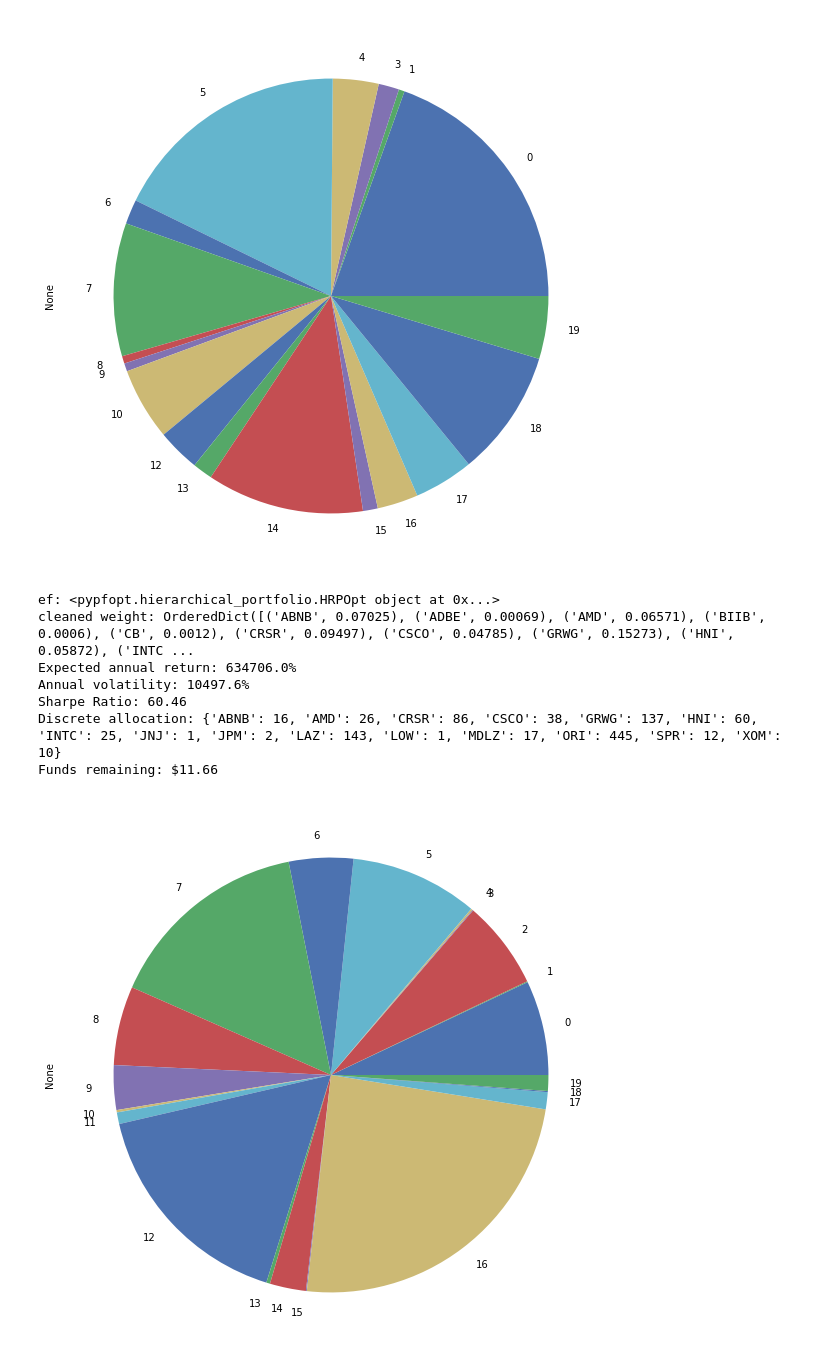
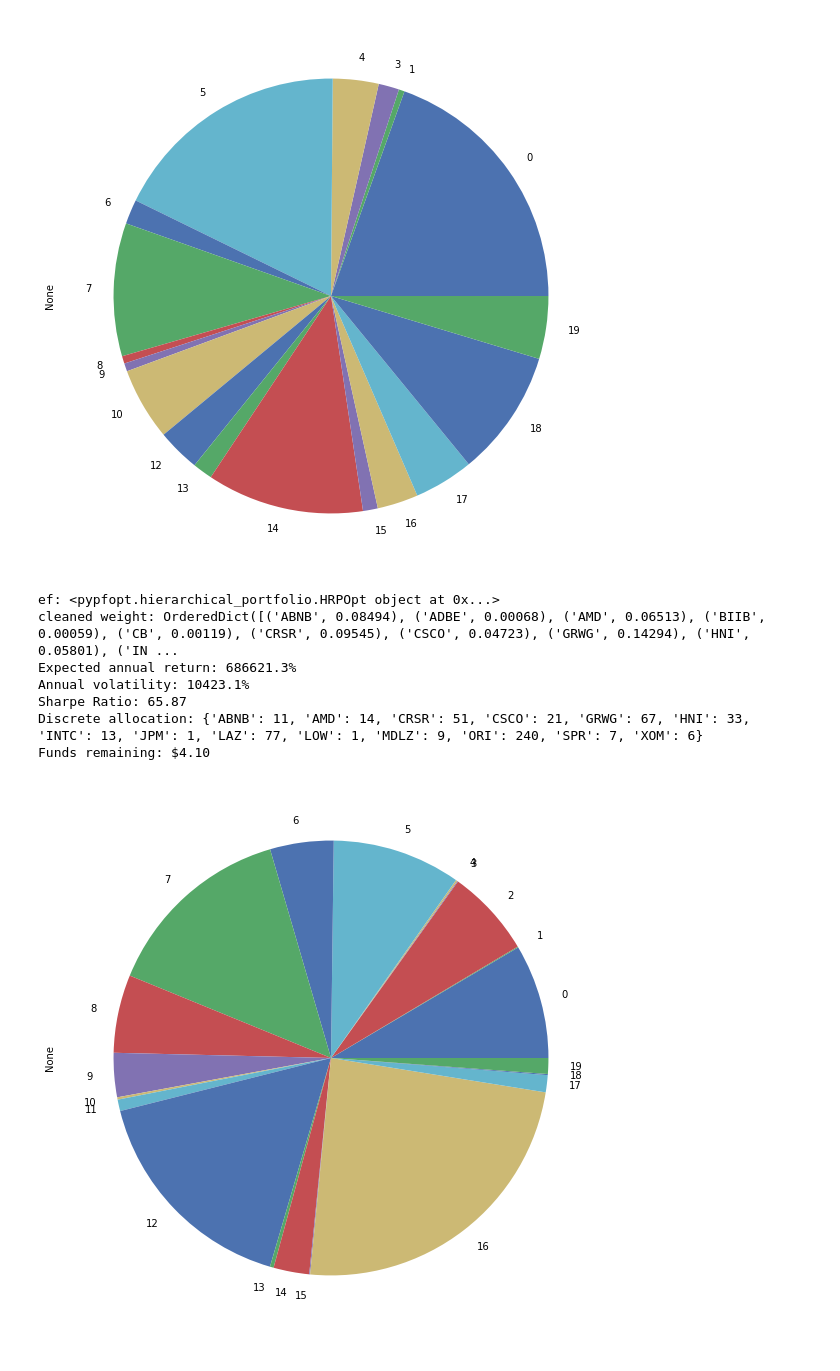
Before and after one commit to Altway/data-acc, a Jupyter notebook: YaourtFinance.ipynb, the cells around one changed output. Drawn from its saved outputs; the diff is of its cells as text; code cells hidden in the pictures.

```diff
--- a/YaourtFinance.ipynb
+++ b/YaourtFinance.ipynb
@@ -165,44 +168,69 @@ mu = df
 #S = risk_models.risk_matrix(prices=df, method='ledoit_wolf')
 #S = risk_models.risk_matrix(prices=df, method='ledoit_wolf_single_factor')
 S = risk_models.risk_matrix(prices=df, method='oracle_approximating')
+"""
+risk_models_list = {
+    'sample_cov': risk_models.sample_cov(df),
+    'semi_cov': risk_models.semicovariance(df),
+    'exp_cov': risk_models.exp_cov(df),
+    'min_cov_det': risk_models.min_cov_determinant(df),
+    'cov_shrink': risk_models.CovarianceShrinkage(df.cov(min_periods=100)),
+    'ledoit_wolf': risk_models.risk_matrix(prices=df, method='ledoit_wolf'),
+    'ld_wolf_single': risk_models.risk_matrix(prices=df, method='ledoit_wolf_single_factor'),
+    'oracle_approx': risk_models.risk_matrix(prices=df, method='oracle_approximating'),
+}
+
+risk_models_list = {
+    'sample_cov': HRPOpt(mu, risk_models.sample_cov(df)),
+    'semi_cov': HRPOpt(mu,risk_models.semicovariance(df)),
+    'exp_cov': HRPOpt(mu, risk_models.exp_cov(df)),
+    'min_cov_det': HRPOpt(mu, risk_models.min_cov_determinant(df)),
+    'cov_shrink': HRPOpt(mu, risk_models.CovarianceShrinkage(df.cov(min_periods=100))),
+    'ledoit_wolf': HRPOpt(mu, risk_models.risk_matrix(prices=df, method='ledoit_wolf')),
+    'ld_wolf_single': HRPOpt(mu, risk_models.risk_matrix(prices=df, method='ledoit_wolf_single_factor')),
+    'oracle_approx': HRPOpt(mu, risk_models.risk_matrix(prices=df, method='oracle_approximating')),
+}
+"""
+capital = 19500
+risk_free_rate = 0.01
 
 #mu.plot.barh(figsize=(10,5))
 #plotting.plot_covariance(S, plot_correlation=True)
 
 ef = HRPOpt(mu, S)
 
 #import scipy.cluster.hierarchy as sch
 #print(sch._LINKAGE_METHODS)
 raw_weights = ef.optimize('single')
 
 print(f"ef: {ef}")
 #print(f"raw_weights: {raw_weights}")
 cleaned_weights = ef.clean_weights()
 print(f"cleaned weight: {cleaned_weights}")
 
-ef.portfolio_performance(verbose=True, risk_free_rate=0.02)
+ef.portfolio_performance(verbose=True, risk_free_rate=risk_free_rate)
 
-pd.Series([abs(i) for i in cleaned_weights.values()]).plot.pie(figsize=(10,10))
+pd.Series([abs(i) for i in cleaned_weights.values()]).plot.pie(figsize=(10,10), normalize=True)
 
 latest_prices = get_latest_prices(df)
-da = DiscreteAllocation(cleaned_weights, latest_prices, total_portfolio_value=35802, short_ratio=0.3)
+da = DiscreteAllocation(cleaned_weights, latest_prices, total_portfolio_value=capital)
 
 allocation, leftover = da.lp_portfolio()
 #allocation, leftover = da.greedy_portfolio()
 
 print("Discrete allocation:", allocation)
 print("Funds remaining: ${:.2f}".format(leftover))
 
 #pd.Series(cleaned_weights).plot.pie(figsize=(10,10))
 # %% [output]
 ef: <pypfopt.hierarchical_portfolio.HRPOpt object at 0x...>
-cleaned weight: OrderedDict([('ABNB', 0.07025), ('ADBE', 0.00069), ('AMD', 0.06571), ('BIIB', 0.0006), ('CB', 0.0012), ('CRSR', 0.09497), ('CSCO', 0.04785), ('GRWG', 0.15273), ('HNI', 0.05872), ('INTC ...
-Expected annual return: 634706.0%
-Annual volatility: 10497.6%
-Sharpe Ratio: 60.46
-Discrete allocation: {'ABNB': 16, 'AMD': 26, 'CRSR': 86, 'CSCO': 38, 'GRWG': 137, 'HNI': 60, 'INTC': 25, 'JNJ': 1, 'JPM': 2, 'LAZ': 143, 'LOW': 1, 'MDLZ': 17, 'ORI': 445, 'SPR': 12, 'XOM': 10}
-Funds remaining: $11.66
+cleaned weight: OrderedDict([('ABNB', 0.08494), ('ADBE', 0.00068), ('AMD', 0.06513), ('BIIB', 0.00059), ('CB', 0.00119), ('CRSR', 0.09545), ('CSCO', 0.04723), ('GRWG', 0.14294), ('HNI', 0.05801), ('IN ...
+Expected annual return: 686621.3%
+Annual volatility: 10423.1%
+Sharpe Ratio: 65.87
+Discrete allocation: {'ABNB': 11, 'AMD': 14, 'CRSR': 51, 'CSCO': 21, 'GRWG': 67, 'HNI': 33, 'INTC': 13, 'JPM': 1, 'LAZ': 77, 'LOW': 1, 'MDLZ': 9, 'ORI': 240, 'SPR': 7, 'XOM': 6}
+Funds remaining: $4.10
-[figure, old version]
+[figure, new version]
 # %%
 # Black-Litterman
 
```
Also changed, not shown: parts of 5 cells of this notebook.
